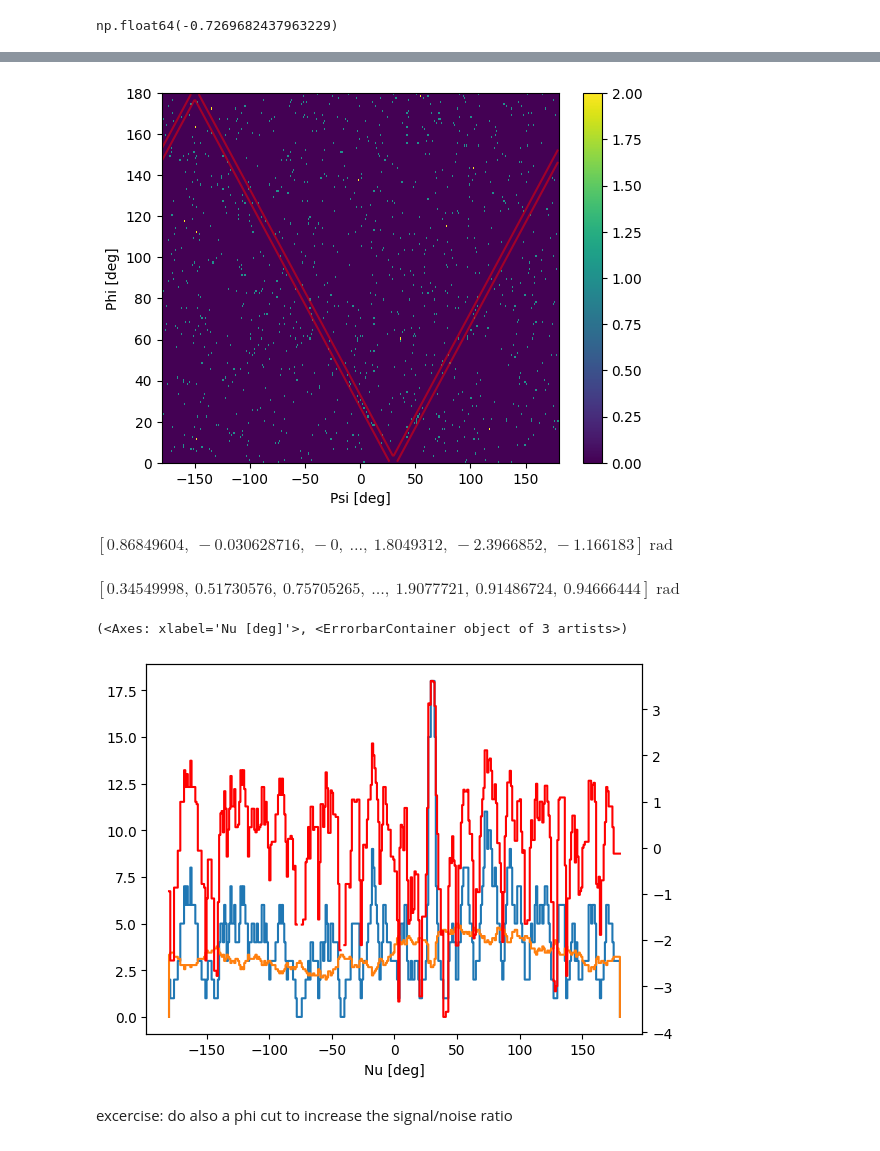
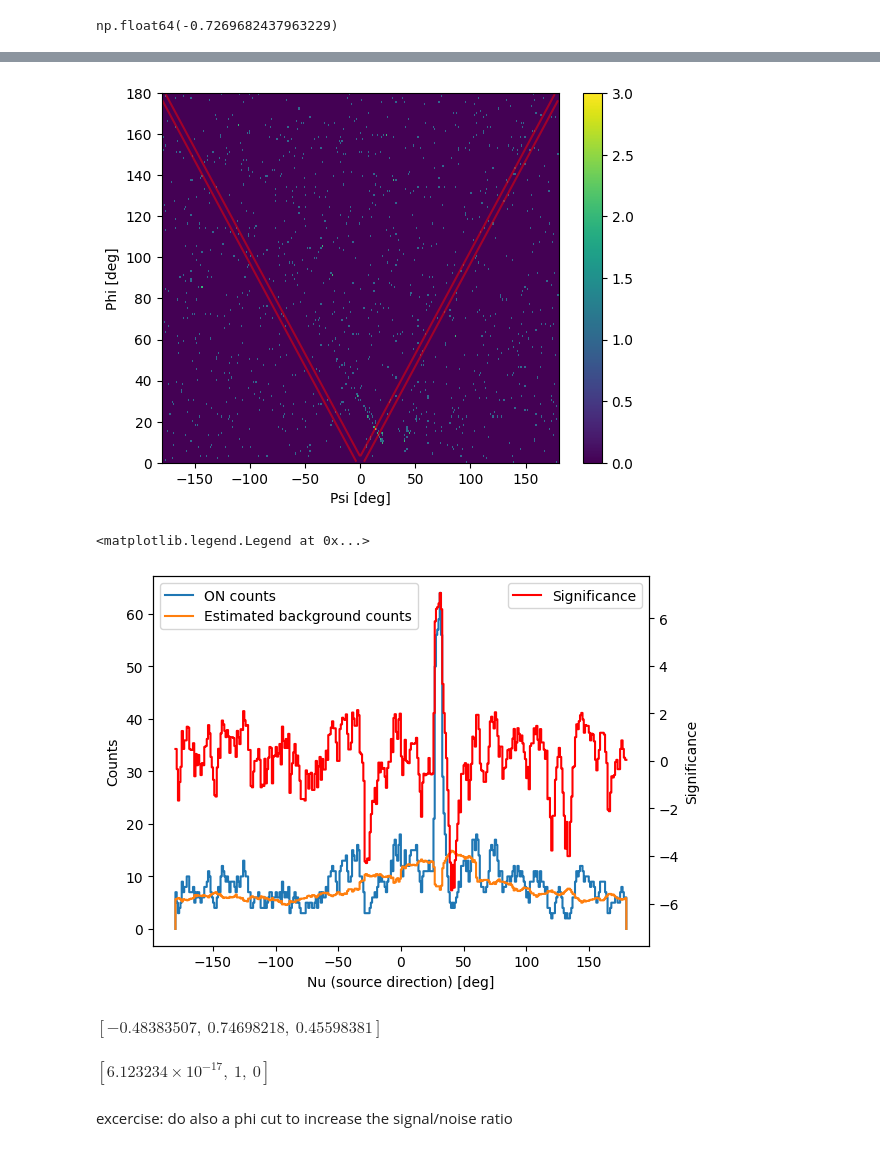
Before and after one commit to israelmcmc/gammaraytoys, a Jupyter notebook: docs/tutorials/07-unbinned_ts_map.ipynb, the cells around one changed output, grey strips where cells are left out. Cells and saved outputs as stored; diff of their text form; code cells hidden in the pictures.

```diff
--- a/docs/tutorials/07-unbinned_ts_map.ipynb
+++ b/docs/tutorials/07-unbinned_ts_map.ipynb
@@ -12,7 +12,7 @@ from gammaraytoys.detectors import PointSource, PowerLawSpectrum, MonoenergeticS
 from histpy import Histogram, Axis
 
 source_nu = 30*u.deg
-source_flux = 1e-1/u.cm/u.s
+source_flux = 3e-1/u.cm/u.s
 bkg_rate = 1000*u.Hz
 duration = 1 *u.s
 
@@ -107,7 +107,7 @@ def phipsi_to_armzeta(nu, psi, phi):
 
     return arm, zeta
 # %%
-nu = 30*u.deg
+nu = 0*u.deg
 
 arm = Histogram(binned_data.axes, unit = u.deg)
 
@@ -127,4 +127,4 @@ binned_data.plot(ax)
 
 ax.contour(psi, phi, arm, levels = [-3,3]*u.deg, colors = 'red', linestyle = '-', negative_linestyles = '-', alpha = .5);
 # %% [output]
-[figure, old version]
+[figure, new version]
@@ -134,11 +131,3 @@ x += 5*u.deg
-# %%
-event_data_psi
-# %% [output]
-$[0.86849604,~-0.030628716,~-0,~\dots,~1.8049312,~-2.3966852,~-1.166183] \; \mathrm{rad}$
-# %%
- event_data_phi
-# %% [output]
-$[0.34549998,~0.51730576,~0.75705265,~\dots,~1.9077721,~0.91486724,~0.94666444] \; \mathrm{rad}$
 # %%
 arm_cut_on = 3*u.deg
 arm_cut_off = 30*u.deg
@@ -147,7 +136,8 @@ nu_axis = Axis(np.linspace(-180, 180, 361)*u.deg, label = "Nu")
 h_arm_cut_on = Histogram(nu_axis)
 h_arm_cut_off = Histogram(nu_axis)
 
-phi_cut = (event_data_phi > 10*u.deg) & (event_data_phi < 30*u.deg)
+phi_cut = (event_data_phi > 00*u.deg) & (event_data_phi < 180*u.deg)
+phi_cut = (event_data_phi > 5*u.deg) & (event_data_phi < 40*u.deg)
 
 for nNu,nu in enumerate(nu_axis.centers):
 
@@ -161,16 +151,33 @@ h_arm_cut_off -= h_arm_cut_on
 h_arm_cut_bkg = h_arm_cut_off * (arm_cut_on / (arm_cut_off - arm_cut_on))
 # %%
 fig,ax = plt.subplots()
-h_arm_cut_on.plot(ax)
-h_arm_cut_bkg.plot(ax)
+h_arm_cut_on.plot(ax, label = "ON counts")
+h_arm_cut_bkg.plot(ax, label = "Estimated background counts")
+ax.set_ylabel("Counts")
+ax.set_xlabel("Nu (source direction) [deg]")
+
+ax.legend()
 
 axr = ax.twinx()
 
 bope_signif = (h_arm_cut_on - h_arm_cut_bkg)/np.sqrt(h_arm_cut_on)
-bope_signif.plot(axr, color = 'red')
+bope_signif.plot(axr, color = 'red', label = "Significance")
+axr.set_ylim(-1.1*np.max(bope_signif),1.1*np.max(bope_signif))
+axr.set_ylabel("Significance")
+axr.legend()
 # %% [output]
-(<Axes: xlabel='Nu [deg]'>, <ErrorbarContainer object of 3 artists>)
+<matplotlib.legend.Legend at 0x...>
-[figure, old version]
+[figure, new version]
+# %%
+from astropy.coordinates import SkyCoord
+import astropy.units as u
+SkyCoord(ra = 0*u.deg, dec = 90*u.deg, frame = 'icrs').galactic.cartesian.xyz
+# %% [output]
+$[-0.48383507,~0.74698218,~0.45598381] \; \mathrm{}$
+# %%
+SkyCoord(l = 90*u.deg, b = 0*u.deg, frame = 'galactic').cartesian.xyz
+# %% [output]
+$[6.123234 \times 10^{-17},~1,~0] \; \mathrm{}$
 # %% [markdown]
 excercise: do also a phi cut to increase the signal/noise ratio
 # %%
```
Also changed, not shown: parts of 2 cells of this notebook, 1 other file.
